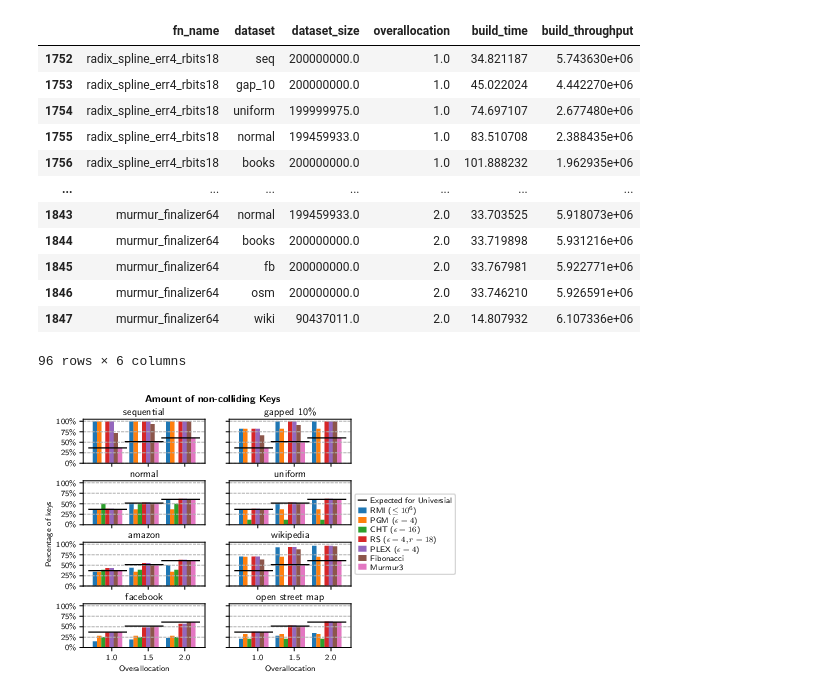
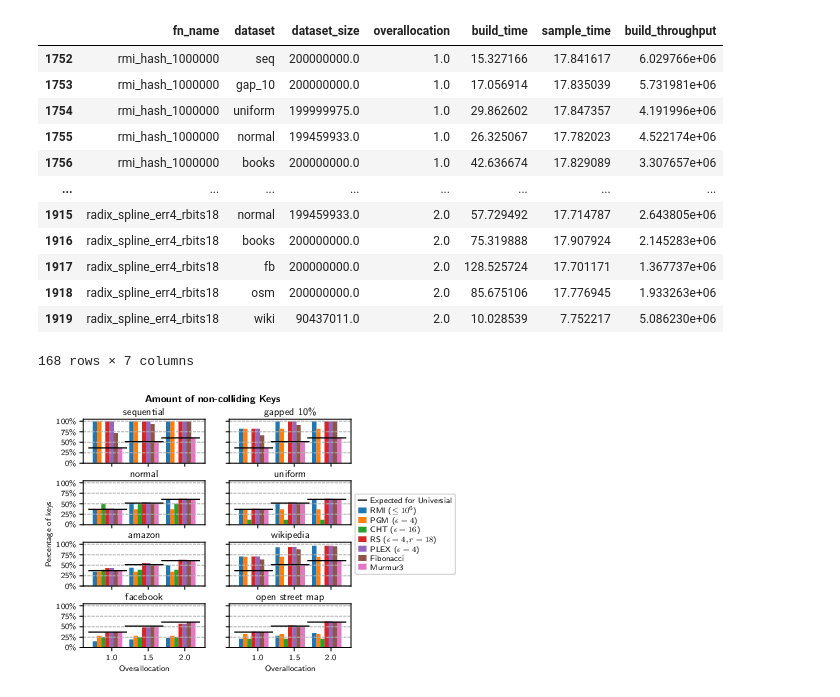
Before and after one commit to IlariaPilo/hashtable, a Jupyter notebook: results/plots_chained.ipynb, the cells around one changed output. Cells and saved outputs as stored; diff of their text form; code cells hidden in the pictures.

```diff
--- a/results/plots_chained.ipynb
+++ b/results/plots_chained.ipynb
@@ -120,51 +120,58 @@ hashtable_bytes_per_key = "hashtable_bytes_per_key"
 total_bytes = "total_bytes"
 hashtable_lookup = "cpu_time"
 build_time = "build_time"
+sample_time = "sample_time"
 build_throughput = "build_throughput"
+sample_throughput = "sample_throughput"
 probing_distribution = "probing_distribution"
 
 def buckets_with(cnt):
     assert(cnt >= 1)
     return f"n_buckets_{cnt-1}"
 
 slots_df = df[df["name"].str.startswith("BM_items_per_slot")].copy(deep=True)
 slots_df[func_name] = slots_df[label].apply(lambda x : x.split(":")[0])
 slots_df[dataset] = slots_df[label].apply(lambda x : x.split(":")[1])
 slots_df[dataset_order] = slots_df[dataset].apply(get_dataset_order)
 slots_df[normalized_winner_elems] = slots_df.apply(lambda x: x[winner_elems] / x[dataset_size], axis=1)
 slots_df[slot_count] = slots_df.apply(lambda x: x[dataset_size] * x[overallocation], axis=1)
 slots_df[normalized_empty_slots] = slots_df.apply(lambda x: x[empty_slots] / x[slot_count], axis=1)
 slots_df[[func_name, dataset, dataset_size, overallocation, normalized_winner_elems, winner_elems, empty_slots, normalized_empty_slots, buckets_with(1), buckets_with(2), colliding_elems]]
 
 chained_df = df[df["name"].str.startswith("BM_hashtable") & df["name"].str.contains("Chained")].copy(deep=True)
 chained_df[func_name] = chained_df["label"].apply(lambda x: x[0:x.find("_do_")].removeprefix("chained_"))
 chained_df[dataset] = chained_df["label"].apply(lambda x : x.split(":")[1])
 chained_df[dataset_order] = chained_df[dataset].apply(get_dataset_order)
 chained_df[probing_distribution] = chained_df["name"].apply(lambda x: map_probe_dist(x.split('/')[-2]))
 chained_df[hashtable_bytes_per_key] = chained_df.apply(lambda x: x[hashtable_bytes] / x[dataset_size], axis=1)
 chained_df[build_throughput] = chained_df.apply(lambda x: x[dataset_size] / x[build_time], axis=1)
 chained_df[[func_name, dataset, dataset_size, overallocation, probing_distribution, hashtable_bytes_per_key, hashtable_lookup, build_time, build_throughput]]
 
 unsorted_df = df[df["name"].str.startswith("BM_build")].copy(deep=True)
 unsorted_df[func_name] = unsorted_df["label"].apply(lambda x: x[0:x.find("_do_")].removeprefix("chained_"))
 unsorted_df[dataset] = unsorted_df["label"].apply(lambda x : x.split(":")[1])
 unsorted_df[dataset_order] = unsorted_df[dataset].apply(get_dataset_order)
-unsorted_df[build_throughput] = unsorted_df.apply(lambda x: x[dataset_size] / x[build_time], axis=1)
-unsorted_df[[func_name, dataset, dataset_size, overallocation, build_time, build_throughput]]
+unsorted_df[sample_throughput] = unsorted_df.apply(lambda x: x[dataset_size] / x[sample_time], axis=1)
+def added_sample_time(x):
+    if x[func_name] not in {'MultFibonacci64', 'murmur_finalizer64'}:
+        return x[sample_time]
+    return 0
+unsorted_df[build_throughput] = unsorted_df.apply(lambda x: x[dataset_size] / (x[build_time] + added_sample_time(x)), axis=1)
+unsorted_df[[func_name, dataset, dataset_size, overallocation, build_time, sample_time, build_throughput]]
 # %% [output]
-|  | fn_name | dataset | dataset_size | overallocation | build_time | build_throughput |
-| 1752 | radix_spline_err4_rbits18 | seq | 200000000.0 | 1.0 | 34.821187 | 5.743630e+06 |
-| 1753 | radix_spline_err4_rbits18 | gap_10 | 200000000.0 | 1.0 | 45.022024 | 4.442270e+06 |
-| 1754 | radix_spline_err4_rbits18 | uniform | 199999975.0 | 1.0 | 74.697107 | 2.677480e+06 |
-| 1755 | radix_spline_err4_rbits18 | normal | 199459933.0 | 1.0 | 83.510708 | 2.388435e+06 |
-| 1756 | radix_spline_err4_rbits18 | books | 200000000.0 | 1.0 | 101.888232 | 1.962935e+06 |
-| ... | ... | ... | ... | ... | ... | ... |
-| 1843 | murmur_finalizer64 | normal | 199459933.0 | 2.0 | 33.703525 | 5.918073e+06 |
-| 1844 | murmur_finalizer64 | books | 200000000.0 | 2.0 | 33.719898 | 5.931216e+06 |
-| 1845 | murmur_finalizer64 | fb | 200000000.0 | 2.0 | 33.767981 | 5.922771e+06 |
-| 1846 | murmur_finalizer64 | osm | 200000000.0 | 2.0 | 33.746210 | 5.926591e+06 |
-| 1847 | murmur_finalizer64 | wiki | 90437011.0 | 2.0 | 14.807932 | 6.107336e+06 |
+|  | fn_name | dataset | dataset_size | overallocation | build_time | sample_time | build_throughput |
+| 1752 | rmi_hash_1000000 | seq | 200000000.0 | 1.0 | 15.327166 | 17.841617 | 6.029766e+06 |
+| 1753 | rmi_hash_1000000 | gap_10 | 200000000.0 | 1.0 | 17.056914 | 17.835039 | 5.731981e+06 |
+| 1754 | rmi_hash_1000000 | uniform | 199999975.0 | 1.0 | 29.862602 | 17.847357 | 4.191996e+06 |
+| 1755 | rmi_hash_1000000 | normal | 199459933.0 | 1.0 | 26.325067 | 17.782023 | 4.522174e+06 |
+| 1756 | rmi_hash_1000000 | books | 200000000.0 | 1.0 | 42.636674 | 17.829089 | 3.307657e+06 |
+| ... | ... | ... | ... | ... | ... | ... | ... |
+| 1915 | radix_spline_err4_rbits18 | normal | 199459933.0 | 2.0 | 57.729492 | 17.714787 | 2.643805e+06 |
+| 1916 | radix_spline_err4_rbits18 | books | 200000000.0 | 2.0 | 75.319888 | 17.907924 | 2.145283e+06 |
+| 1917 | radix_spline_err4_rbits18 | fb | 200000000.0 | 2.0 | 128.525724 | 17.701171 | 1.367737e+06 |
+| 1918 | radix_spline_err4_rbits18 | osm | 200000000.0 | 2.0 | 85.675106 | 17.776945 | 1.933263e+06 |
+| 1919 | radix_spline_err4_rbits18 | wiki | 90437011.0 | 2.0 | 10.028539 | 7.752217 | 5.086230e+06 |
-96 rows × 6 columns
+168 rows × 7 columns
 # %%
 def plot_winners(data):
     rows = 4
```
Also changed, not shown: parts of 1 cell of this notebook, 2 other files.
